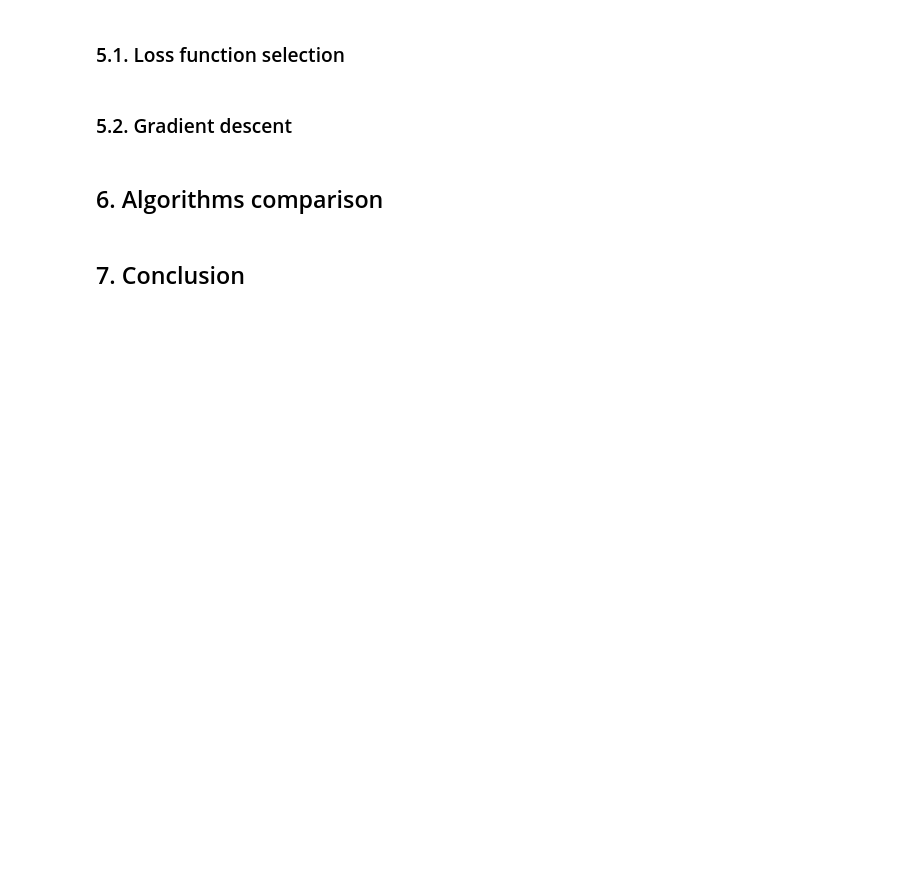
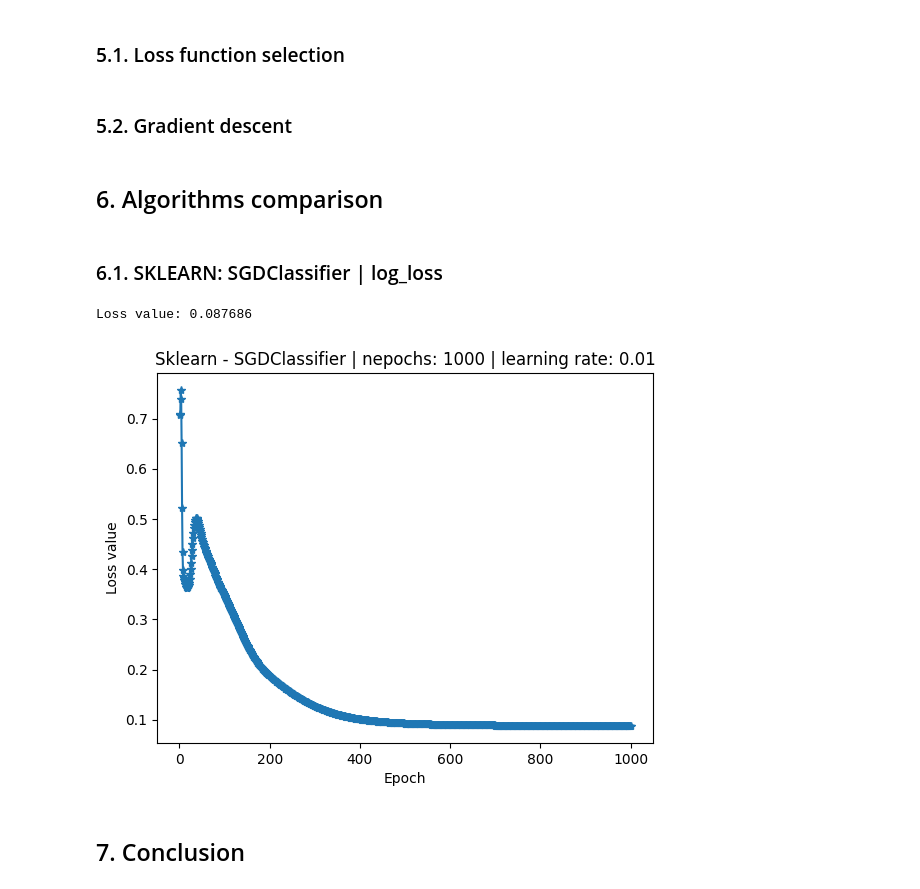
Before and after one commit to DucTrung1802/advanced-optimization, a Jupyter notebook: hw2/advanced_optimization_hw2.ipynb, the cells around one changed output. Cells and saved outputs as stored; diff of their text form; code cells hidden in the pictures; blank space fills up the shorter version.

```diff
--- a/hw2/advanced_optimization_hw2.ipynb
+++ b/hw2/advanced_optimization_hw2.ipynb
@@ -246,3 +247,0 @@ Name: attrition, Length: 2000, dtype: int64
-# %%
-sklearn_logistic_regression_model = LogisticRegression(random_state=0)
-sklearn_logistic_regression_model.fit(X, y)
@@ -272,7 +256,46 @@ def logit(s):
 ## 5. Algorithms optimization
 # %% [markdown]
 ### 5.1. Loss function selection
+# %%
+def loss():
+    pass
 # %% [markdown]
 ### 5.2. Gradient descent
 # %% [markdown]
 ## 6. Algorithms comparison
+# %% [markdown]
+### 6.1. SKLEARN: SGDClassifier | log_loss
+# %%
+NUMBER_OF_EPOCHS = 1000
+INITIAL_LEARNING_RATE = 0.01
+
+sklearn_SGDClassifier_model = SGDClassifier(
+    loss="log_loss",
+    learning_rate="constant",
+    eta0=INITIAL_LEARNING_RATE,
+    max_iter=1,
+    tol=None,
+    random_state=42,
+    warm_start=True,
+)
+
+log_loss_values = []
+
+for epoch in range(1, NUMBER_OF_EPOCHS + 1):  # Train for NUMBER_OF_EPOCHS epochs
+    sklearn_SGDClassifier_model.fit(X, y)
+    y_prob = sklearn_SGDClassifier_model.predict_proba(X)
+    loss = log_loss(y, y_prob)
+    log_loss_values.append(loss)
+
+# Print solution
+print(f"Loss value: {log_loss_values[-1]:.6f}")
+
+# Plot the loss curve
+plt.plot(range(1, NUMBER_OF_EPOCHS + 1), log_loss_values, marker="*")
+plt.xlabel("Epoch")
+plt.ylabel("Loss value")
+plt.title(f"Sklearn - SGDClassifier | nepochs: {NUMBER_OF_EPOCHS} | learning rate: {INITIAL_LEARNING_RATE}")
+plt.show()
+# %% [output]
+Loss value: 0.087686
+[figure, added]
```
Also changed, not shown: parts of 6 cells of this notebook.
